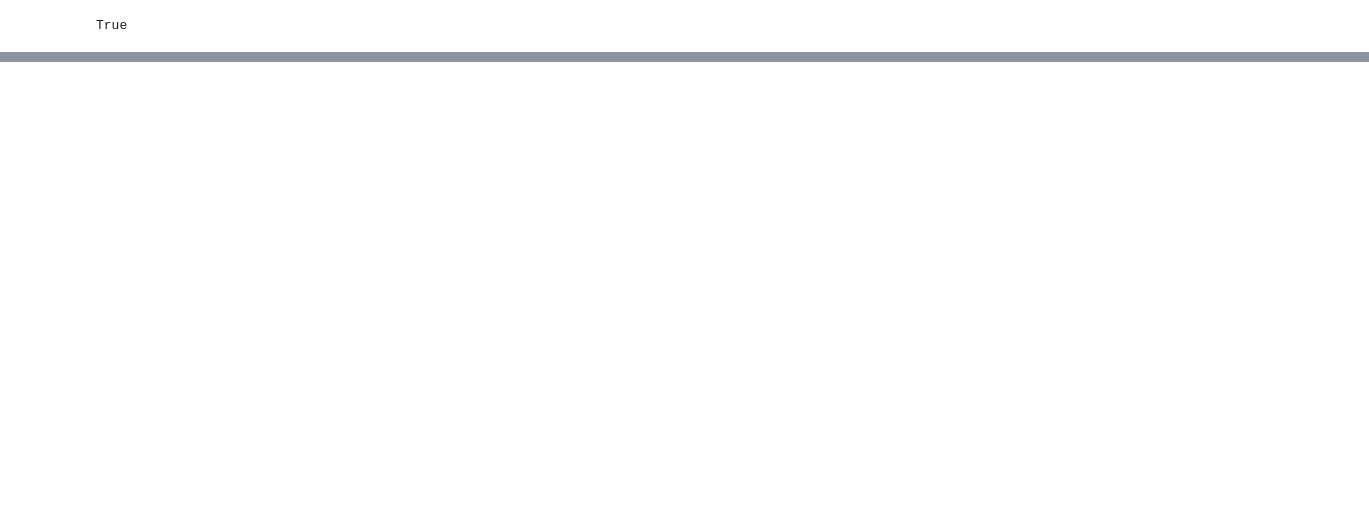
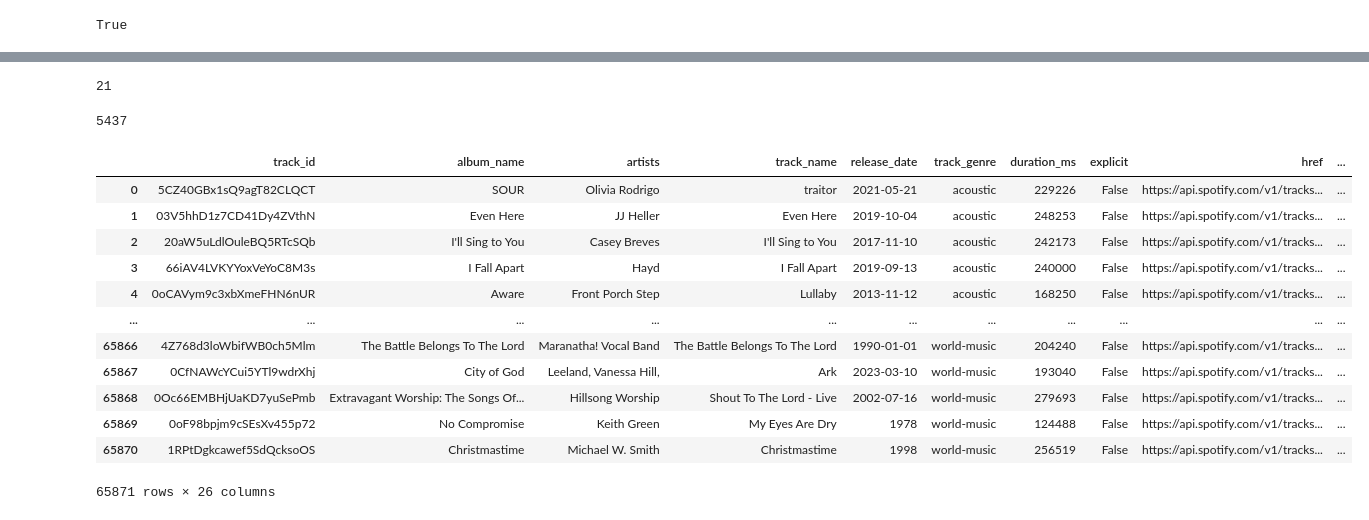
Before and after one commit to ounnuqul/Spotify_Popularity_Prediction_Model_Capstone_Project, a Jupyter notebook: EDA_new_data.ipynb, the cells around one changed output, grey strips where cells are left out. Drawn from its saved outputs; the diff is of its cells as text; code cells hidden in the pictures; blank space fills up the shorter version.

```diff
--- a/EDA_new_data.ipynb
+++ b/EDA_new_data.ipynb
@@ -156,0 +164,53 @@ plt.show()
+# %%
+l = []
+for x in df['release_date']:
+    if len(x) not in l:
+        l.append(len(x))
+        if len(x) == 10:
+            print(x[8:])
+# %% [output]
+21
+# %%
+i = 0
+for x in df['release_date']:
+    if len(x) == 4:
+        i += 1
+
+i
+# %% [output]
+5437
+# %%
+date_d = {'year':[], 'month':[], 'day':[]}
+missing_month = []
+missing_day = []
+# %%
+for x in df['release_date']:
+    if len(x) == 10:
+        date_d['year'].append(x[:4])
+        date_d['month'].append(x[5:7])
+        date_d['day'].append(x[8:])
+    elif len(x) == 7:
+        date_d['year'].append(x[:4])
+        date_d['month'].append(x[5:7])
+        date_d['day'].append(np.nan)
+    elif len(x) == 4:
+        date_d['year'].append(x[:4])
+        date_d['month'].append(np.nan)
+        date_d['day'].append(np.nan)
+# %%
+df_w_date = pd.concat([df,pd.DataFrame(date_d)], axis=1)
+df_w_date
+# %% [output]
+|  | track_id | album_name | artists | track_name | release_date | track_genre | duration_ms | explicit | href | ... |
+| 0 | 5CZ40GBx1sQ9agT82CLQCT | SOUR | Olivia Rodrigo | traitor | 2021-05-21 | acoustic | 229226 | False | https://api.spotify.com/v1/tracks... | ... |
+| 1 | 03V5hhD1z7CD41Dy4ZVthN | Even Here | JJ Heller | Even Here | 2019-10-04 | acoustic | 248253 | False | https://api.spotify.com/v1/tracks... | ... |
+| 2 | 20aW5uLdlOuleBQ5RTcSQb | I'll Sing to You | Casey Breves | I'll Sing to You | 2017-11-10 | acoustic | 242173 | False | https://api.spotify.com/v1/tracks... | ... |
+| 3 | 66iAV4LVKYYoxVeYoC8M3s | I Fall Apart | Hayd | I Fall Apart | 2019-09-13 | acoustic | 240000 | False | https://api.spotify.com/v1/tracks... | ... |
+| 4 | 0oCAVym9c3xbXmeFHN6nUR | Aware | Front Porch Step | Lullaby | 2013-11-12 | acoustic | 168250 | False | https://api.spotify.com/v1/tracks... | ... |
+| ... | ... | ... | ... | ... | ... | ... | ... | ... | ... | ... |
+| 65866 | 4Z768d3loWbifWB0ch5Mlm | The Battle Belongs To The Lord | Maranatha! Vocal Band | The Battle Belongs To The Lord | 1990-01-01 | world-music | 204240 | False | https://api.spotify.com/v1/tracks... | ... |
+| 65867 | 0CfNAWcYCui5YTl9wdrXhj | City of God | Leeland, Vanessa Hill, | Ark | 2023-03-10 | world-music | 193040 | False | https://api.spotify.com/v1/tracks... | ... |
+| 65868 | 0Oc66EMBHjUaKD7yuSePmb | Extravagant Worship: The Songs Of... | Hillsong Worship | Shout To The Lord - Live | 2002-07-16 | world-music | 279693 | False | https://api.spotify.com/v1/tracks... | ... |
+| 65869 | 0oF98bpjm9cSEsXv455p72 | No Compromise | Keith Green | My Eyes Are Dry | 1978 | world-music | 124488 | False | https://api.spotify.com/v1/tracks... | ... |
+| 65870 | 1RPtDgkcawef5SdQcksoOS | Christmastime | Michael W. Smith | Christmastime | 1998 | world-music | 256519 | False | https://api.spotify.com/v1/tracks... | ... |
+65871 rows × 26 columns
```
Also changed, not shown: parts of 52 cells of this notebook, 5 other files.
